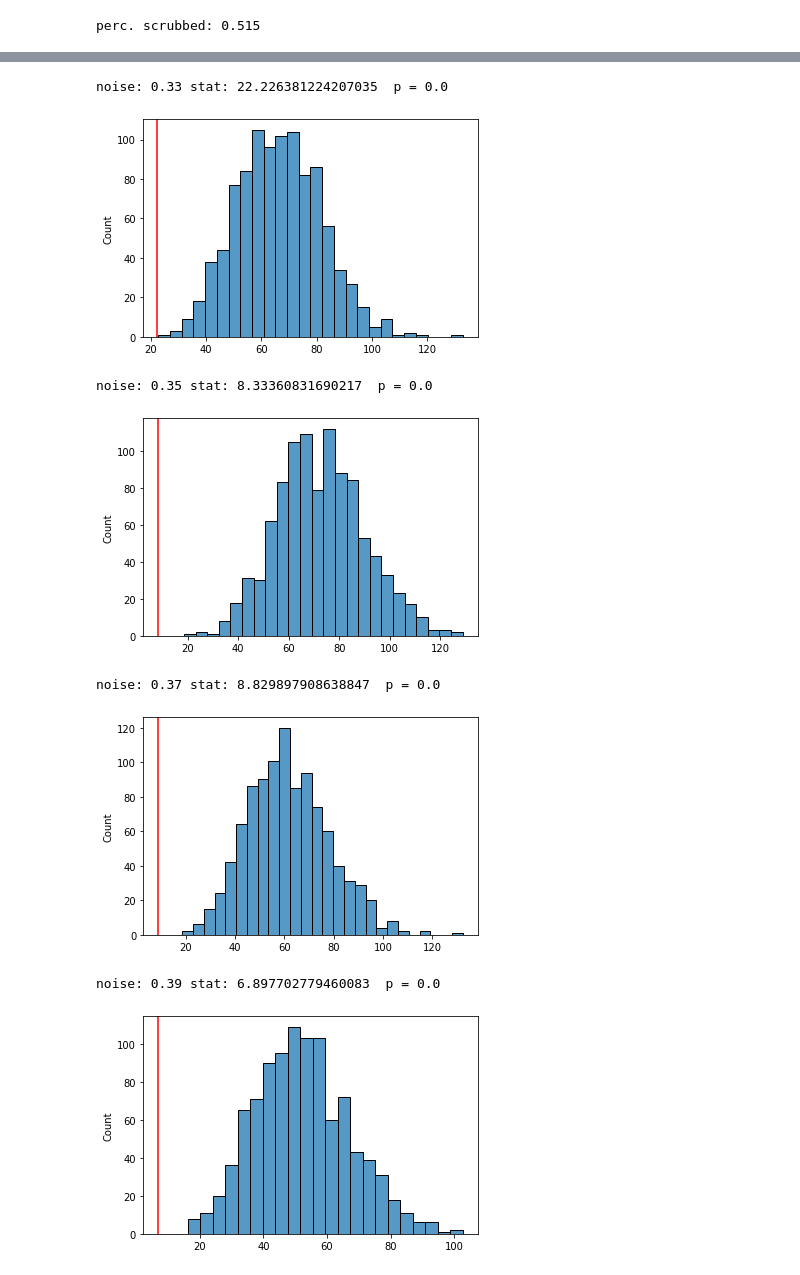
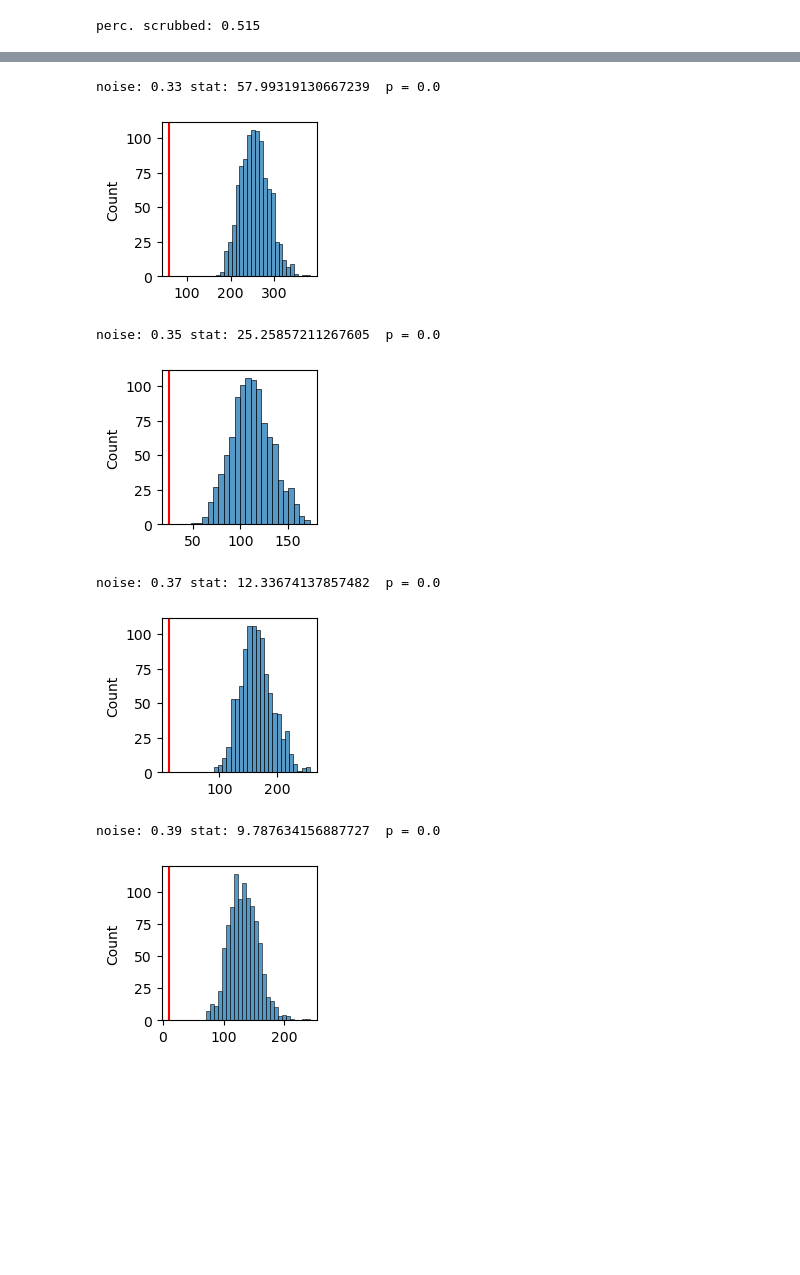
Before and after one commit to pni-lab/connattractor, a Jupyter notebook: notebooks/null_models.ipynb, the cells around one changed output, grey strips where cells are left out. Saved outputs shown, nothing was run; the diff lists cells and outputs as text; code cells hidden in the pictures; blank space fills up the shorter version.

```diff
--- a/notebooks/null_models.ipynb
+++ b/notebooks/null_models.ipynb
@@ -61,3 +51,12 @@ perc. scrubbed: 0.515
+# %%
+simresults_all = {}
+hopfield_embeddings_all = {}
+
+for noise in [0.33, 0.35, 0.37, 0.39]:
+    simresults_all[noise] = analysis.simulate_activations(mtx.values, noise_coef=noise,
+                                                          num_iter=100000, beta=0.04, random_state=2023)
+    hopfield_embeddings_all[noise] = analysis.create_embeddings(simresults_all[noise],
+                                                                attractor_sample=len(all_ts),random_state=2023)
 # %%
 # time spent in state
 emp_attractor_states = {}
@@ -66,4 +65,13 @@ for noise in [0.33, 0.35, 0.37, 0.39]:
     for s in tqdm(range(all_ts.shape[0])):
         tmp.append(hopfield_embeddings_all[noise].hopnet.update(all_ts[s, :])[0])
     emp_attractor_states[noise] = np.array(tmp)
+# %%
+emp_attractor_labels = {}
+for noise in [0.33, 0.35, 0.37, 0.39]:
+    emp_attractor_labels[noise] = []
+    for i in range(emp_attractor_states[noise].shape[0]):
+        for key in [0,1,2,3]:
+            #print(hopfield_embeddings_all[noise].attractors[key], emp_attractor_states[noise][i,:])
+            if np.allclose(hopfield_embeddings_all[noise].attractors[key], emp_attractor_states[noise][i,:], atol=0.001):
+                emp_attractor_labels[noise].append(key)
 # %% [markdown]
@@ -76,56 +84,50 @@ def phase_randomization(data):
     num_samples, num_features = data.shape
     # Create a copy of the data
     randomized_data = np.copy(data)
-    # Iterate over each feature
-    for i in range(num_features):
-        data = randomized_data[:, i]
+    # Iterate over each time-frame
+    for i in range(num_samples):
+        data = randomized_data[i, :]
         fft_data = np.fft.fft(data)
         phase = random.permutation(np.angle(fft_data)) # same perm for all region
-        randomized_data[:, i] = np.real(np.fft.ifft(np.abs(fft_data) * np.exp(1j * phase)))
+        randomized_data[i, :] = np.real(np.fft.ifft(np.abs(fft_data) * np.exp(1j * phase)))
 
     return randomized_data
-
 
 from scipy.stats import chisquare
 
 n_perm =1000
-attractor_order  = [2, 0, 1, 3]
 
 for noise in [0.33, 0.35, 0.37, 0.39]:
 
     # simulated
     sim_attractor_states = hopfield_embeddings_all[noise].attractor_sample
     label_sim, counts_sim = np.unique(sim_attractor_states, return_counts=True)
 
     # empirical
-    embedded = hopfield_embeddings_all[noise].embedding_model.transform(all_ts[:1000])[:, :2]
-    attractor_labels = hopfield_embeddings_all[noise].attractor_model.predict(embedded)
-    label_emp, counts_emp = np.unique(attractor_labels, return_counts=True)
-    true_test_stat = chisquare(counts_emp, counts_sim).statistic
+    label_emp, counts_emp = np.unique(emp_attractor_labels[noise], return_counts=True)
+    true_test_stat = chisquare(counts_sim, counts_emp).statistic
 
     # null distribution for empirical
     test_stat_null = []
     for i in range(n_perm):
 
-        # phase randomise all_ts[:1000, :] across axis = 1
-        all_ts_phaserand = phase_randomization(all_ts[:1000, :])
+        all_ts_phaserand = phase_randomization(all_ts)
 
         embedded = hopfield_embeddings_all[noise].embedding_model.transform(all_ts_phaserand)[:, :2]
         attractor_labels = hopfield_embeddings_all[noise].attractor_model.predict(embedded)
         label_emp_shuffled, counts_emp_shuffled = np.unique(attractor_labels, return_counts=True)
-        #print(counts_emp / np.sum(counts_emp) * 100)
-        #print(counts / np.sum(counts) * 100)
-        test_stat_null.append(chisquare(counts_emp_shuffled, counts_sim).statistic) # does this differ from empirical data?
+        test_stat_null.append(chisquare(counts_sim, counts_emp_shuffled).statistic) # does this differ from empirical data?
+    plt.figure(figsize=(2,2))
     sns.histplot(test_stat_null)
     plt.axvline(true_test_stat, color='red')
     print('noise:', noise, 'stat:', true_test_stat, ' p =', np.sum(np.array(test_stat_null) < true_test_stat) / n_perm)
     plt.show()
 # %% [output]
-noise: 0.33 stat: 22.226381224207035  p = 0.0
+noise: 0.33 stat: 57.99319130667239  p = 0.0
-[figure, old version]
+[figure, new version]
-noise: 0.35 stat: 8.33360831690217  p = 0.0
+noise: 0.35 stat: 25.25857211267605  p = 0.0
-[figure, old version]
+[figure, new version]
-noise: 0.37 stat: 8.829897908638847  p = 0.0
+noise: 0.37 stat: 12.33674137857482  p = 0.0
-[figure, old version]
+[figure, new version]
-noise: 0.39 stat: 6.897702779460083  p = 0.0
+noise: 0.39 stat: 9.787634156887727  p = 0.0
-[figure, old version]
+[figure, new version]
```
Also changed, not shown: parts of 14 cells of this notebook, 6 other files.
